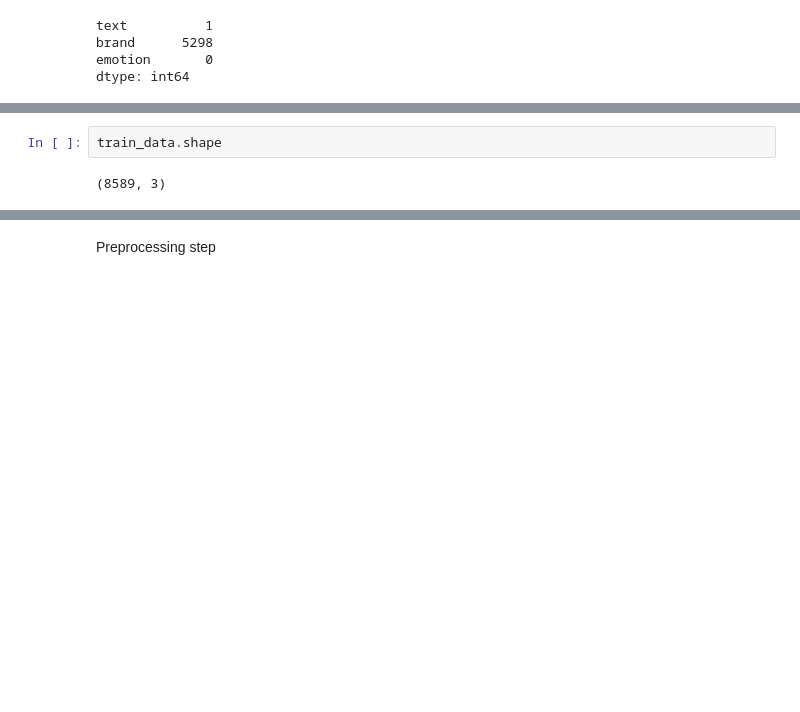
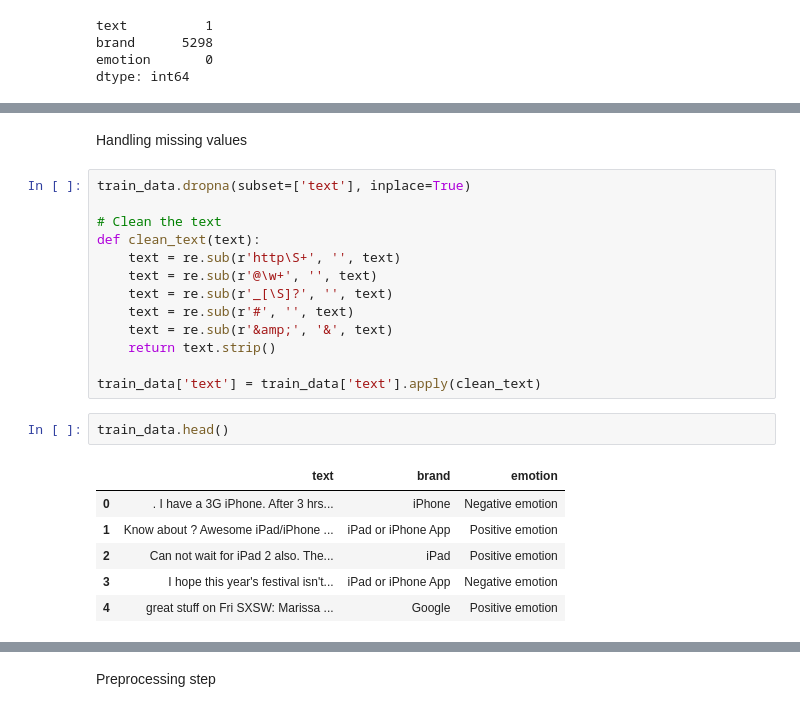
Before and after one commit to rohan-patnaik/Text-analysis-for-emotion-and-brand, a Jupyter notebook: wysa2.ipynb, the cells around one changed output, grey strips where cells are left out. Drawn from its saved outputs; the diff is of its cells as text; blank space fills up the shorter version.

```diff
--- a/wysa2.ipynb
+++ b/wysa2.ipynb
@@ -616,4 +621,24 @@ dtype: int64
+# %% [markdown]
+Handling missing values
+# %%
+train_data.dropna(subset=['text'], inplace=True)
+
+# Clean the text
+def clean_text(text):
+    text = re.sub(r'http\S+', '', text)
+    text = re.sub(r'@\w+', '', text)
+    text = re.sub(r'_[\S]?', '', text)
+    text = re.sub(r'#', '', text)
+    text = re.sub(r'&amp;', '&', text)
+    return text.strip()
+
+train_data['text'] = train_data['text'].apply(clean_text)
 # %%
-train_data.shape
+train_data.head()
 # %% [output]
-(8589, 3)
+|  | text | brand | emotion |
+| 0 | . I have a 3G iPhone. After 3 hrs... | iPhone | Negative emotion |
+| 1 | Know about ? Awesome iPad/iPhone ... | iPad or iPhone App | Positive emotion |
+| 2 | Can not wait for iPad 2 also. The... | iPad | Positive emotion |
+| 3 | I hope this year's festival isn't... | iPad or iPhone App | Negative emotion |
+| 4 | great stuff on Fri SXSW: Marissa ... | Google | Positive emotion |
```
Also changed, not shown: parts of 22 cells of this notebook.
